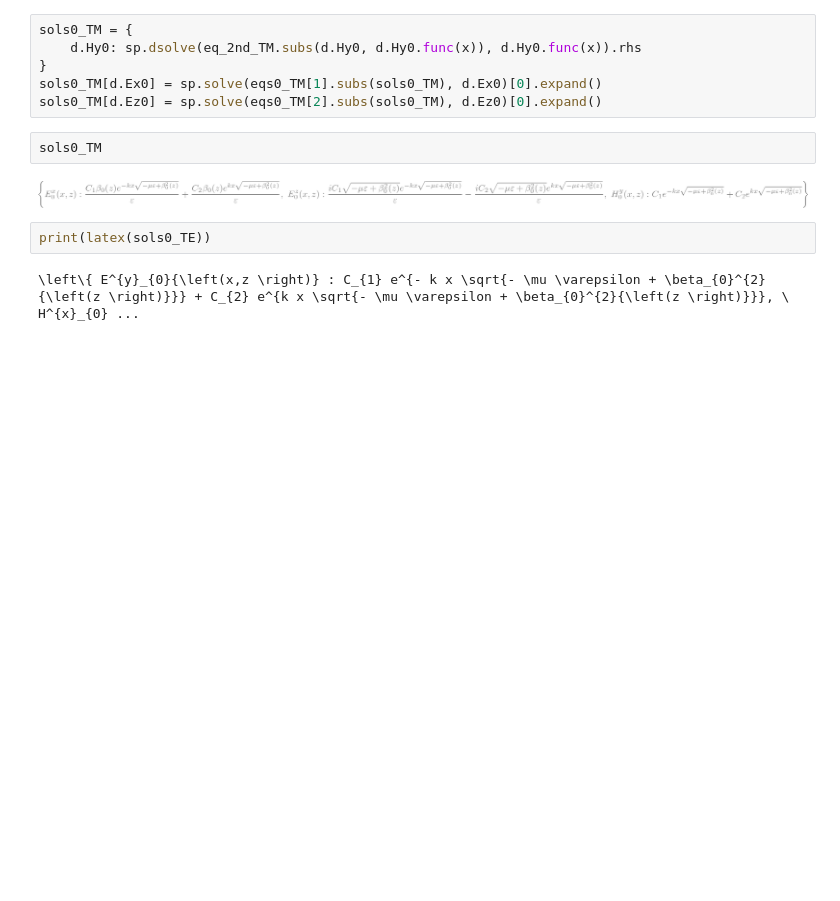
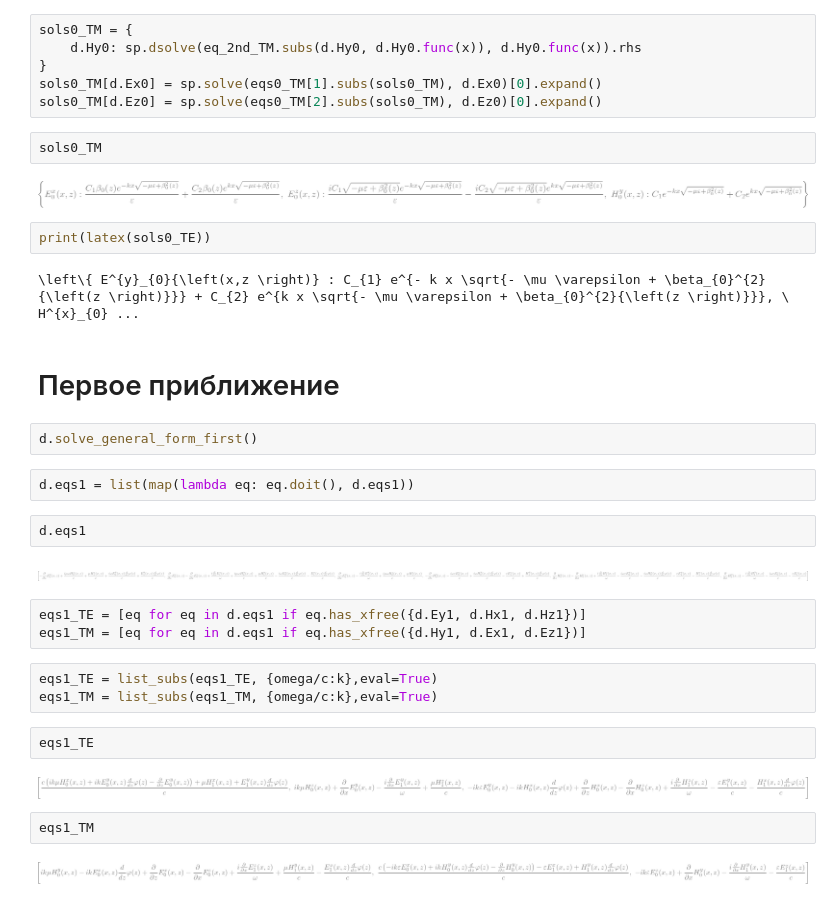
Before and after one commit to Bannigd/PYAWM, a Jupyter notebook: notebooks/AWM-1st-approx-as-2nd-order-ODE.ipynb, the cells around one changed output. Drawn from its saved outputs; the diff is of its cells as text; blank space fills up the shorter version.

```diff
--- a/notebooks/AWM-1st-approx-as-2nd-order-ODE.ipynb
+++ b/notebooks/AWM-1st-approx-as-2nd-order-ODE.ipynb
@@ -451,3 +527,27 @@ sols0_TM
 print(latex(sols0_TE))
 # %% [output]
 \left\{ E^{y}_{0}{\left(x,z \right)} : C_{1} e^{- k x \sqrt{- \mu \varepsilon + \beta_{0}^{2}{\left(z \right)}}} + C_{2} e^{k x \sqrt{- \mu \varepsilon + \beta_{0}^{2}{\left(z \right)}}}, \  H^{x}_{0} ...
+# %% [markdown]
+# Первое приближение
+# %%
+d.solve_general_form_first()
+# %%
+d.eqs1 = list(map(lambda eq: eq.doit(), d.eqs1))
+# %%
+d.eqs1
+# %% [output]
+[figure, added]
+# %%
+eqs1_TE = [eq for eq in d.eqs1 if eq.has_xfree({d.Ey1, d.Hx1, d.Hz1})]
+eqs1_TM = [eq for eq in d.eqs1 if eq.has_xfree({d.Hy1, d.Ex1, d.Ez1})]
+# %%
+eqs1_TE = list_subs(eqs1_TE, {omega/c:k},eval=True)
+eqs1_TM = list_subs(eqs1_TM, {omega/c:k},eval=True)
+# %%
+eqs1_TE
+# %% [output]
+[figure, added]
+# %%
+eqs1_TM
+# %% [output]
+[figure, added]
```
Also changed, not shown: parts of 44 cells of this notebook, 3 other files.
